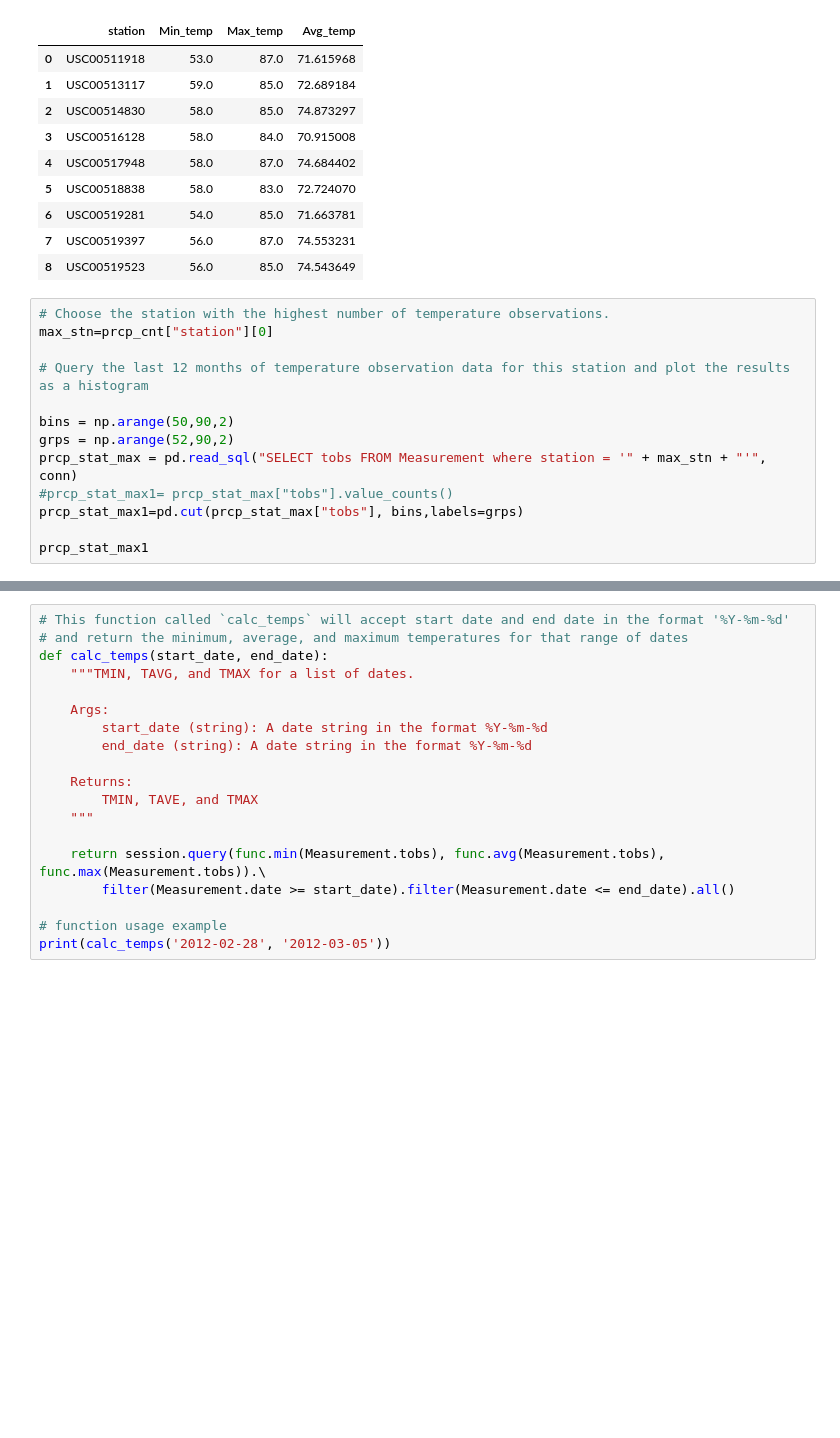
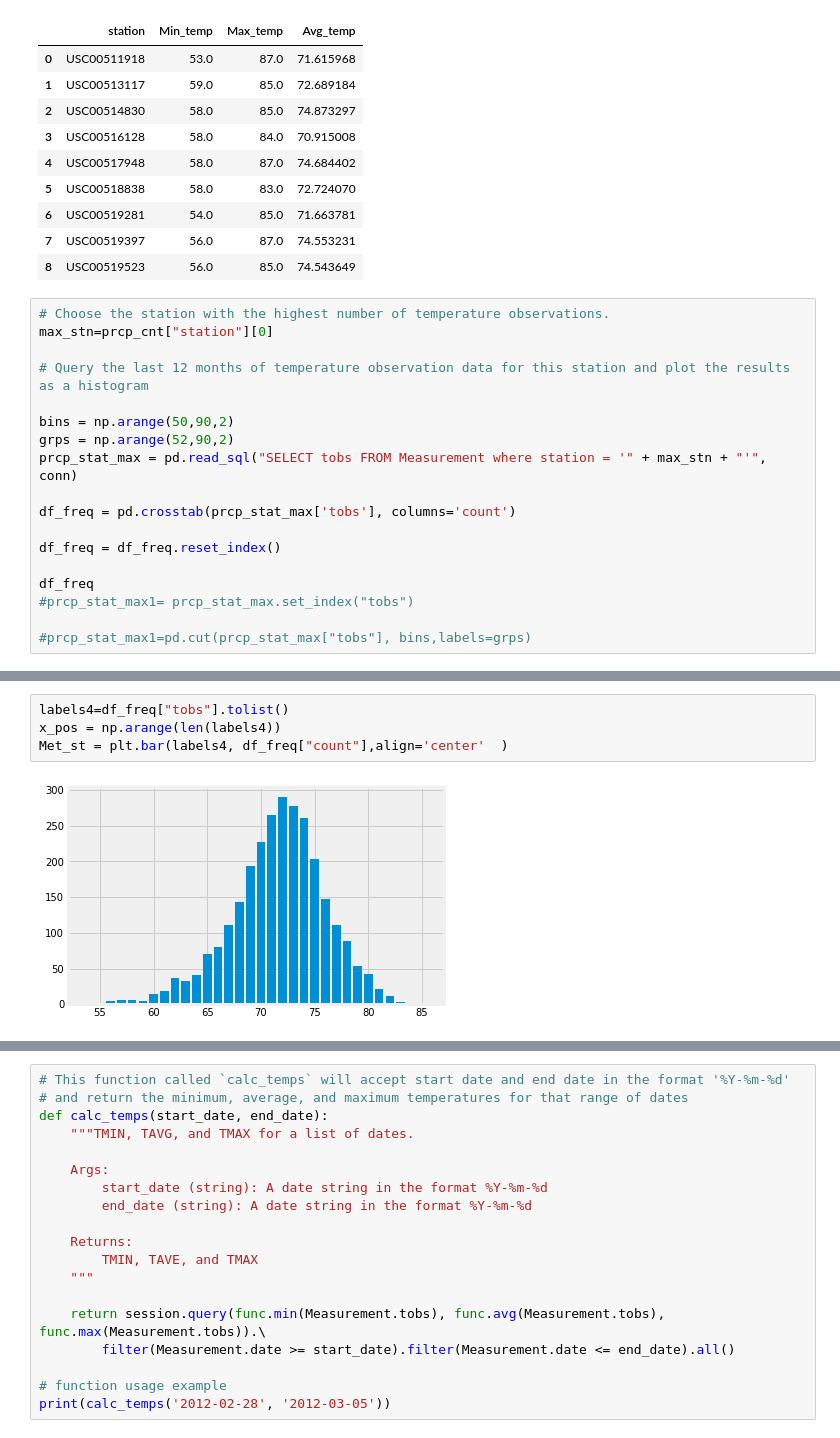
Before and after one commit to nrm94ee330/python-challenge, a Jupyter notebook: HW_sqlalchemy/climate_starter.ipynb, the cells around one changed output, grey strips where cells are left out. Drawn from its saved outputs; the diff is of its cells as text; blank space fills up the shorter version.

```diff
--- a/HW_sqlalchemy/climate_starter.ipynb
+++ b/HW_sqlalchemy/climate_starter.ipynb
@@ -177,8 +177,13 @@ max_stn=prcp_cnt["station"][0]
 bins = np.arange(50,90,2)
 grps = np.arange(52,90,2)
 prcp_stat_max = pd.read_sql("SELECT tobs FROM Measurement where station = '" + max_stn + "'", conn)
-#prcp_stat_max1= prcp_stat_max["tobs"].value_counts()
-prcp_stat_max1=pd.cut(prcp_stat_max["tobs"], bins,labels=grps)
 
-prcp_stat_max1
+df_freq = pd.crosstab(prcp_stat_max['tobs'], columns='count')
+
+df_freq = df_freq.reset_index()
+
+df_freq
+#prcp_stat_max1= prcp_stat_max.set_index("tobs")
+
+#prcp_stat_max1=pd.cut(prcp_stat_max["tobs"], bins,labels=grps)
 # %% [output]
@@ -202,3 +207,9 @@ Name: tobs, dtype: int64
+# %%
+labels4=df_freq["tobs"].tolist()
+x_pos = np.arange(len(labels4))
+Met_st = plt.bar(labels4, df_freq["count"],align='center'  )
+# %% [output]
+[figure, added]
 # %% [markdown]
 ![precipitation](Images/station-histogram.png)
 # %%
```
Also changed, not shown: parts of 1 cell of this notebook.
